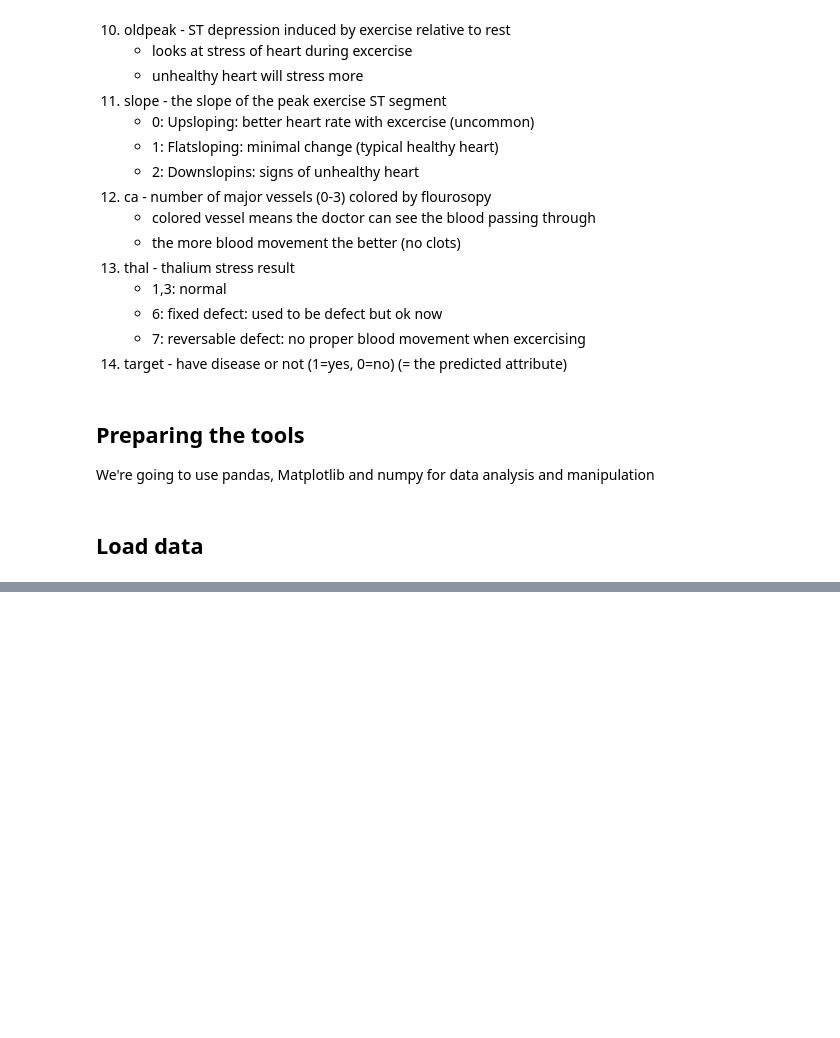
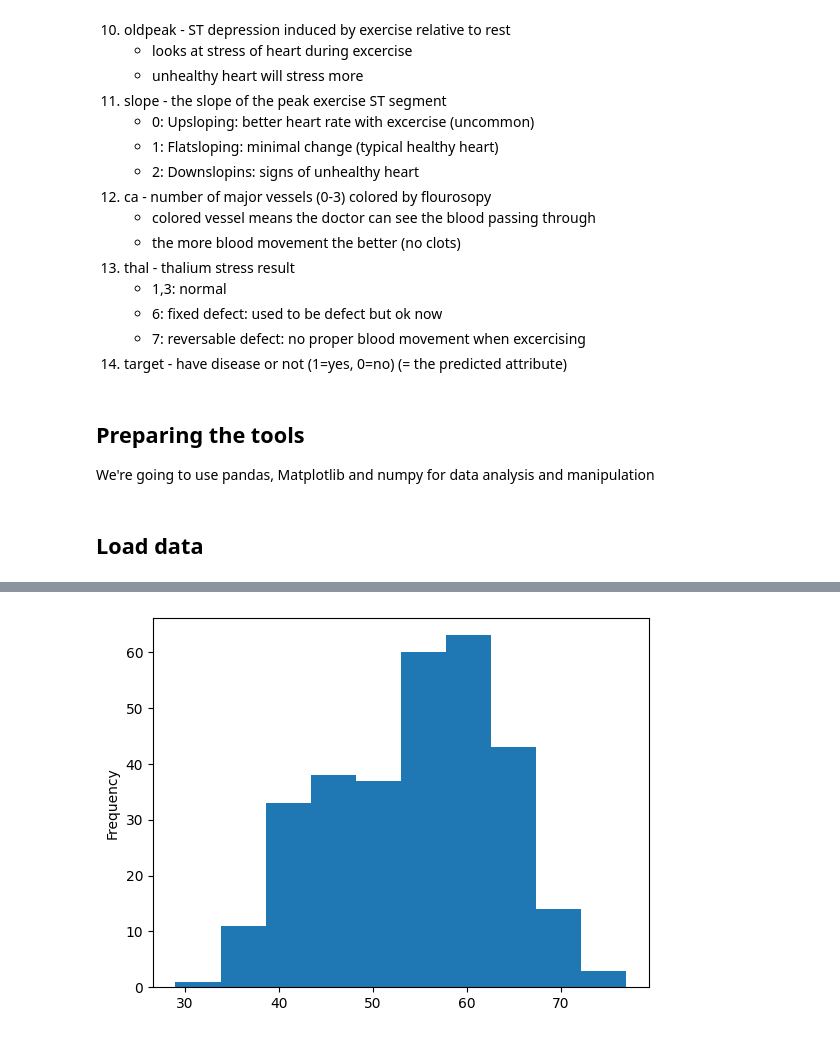
Before and after one commit to rabbaimehdi/Heart-disease-Classification, a Jupyter notebook: end-to-end-heart-disease-classification.ipynb, the cells around one changed output, grey strips where cells are left out. Saved outputs shown, nothing was run; the diff lists cells and outputs as text; code cells hidden in the pictures; blank space fills up the shorter version.

```diff
--- a/end-to-end-heart-disease-classification.ipynb
+++ b/end-to-end-heart-disease-classification.ipynb
@@ -104,0 +239,5 @@ df = pd.read_csv("data/heart-disease.csv")
+# %%
+#Checl the distrubation of the age column with a histogram
+df.age.plot.hist();
+# %% [output]
+[figure, added]
```
Also changed, not shown: parts of 33 cells of this notebook.
